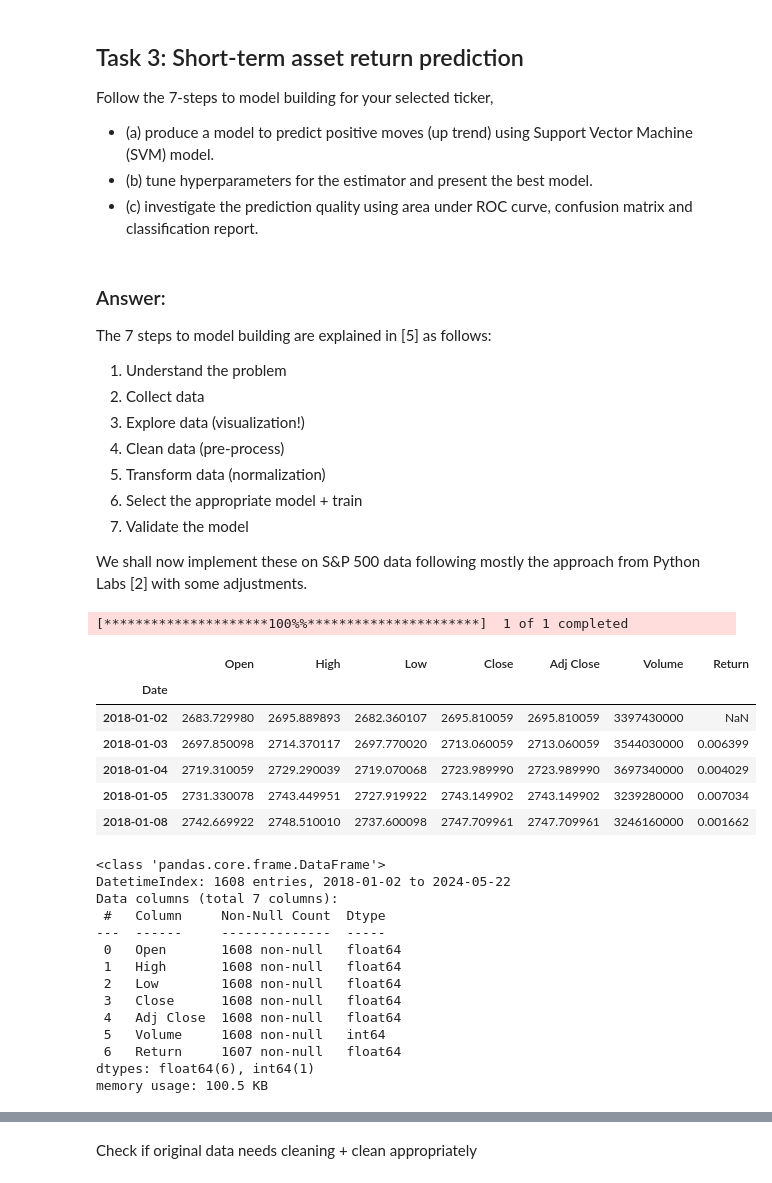
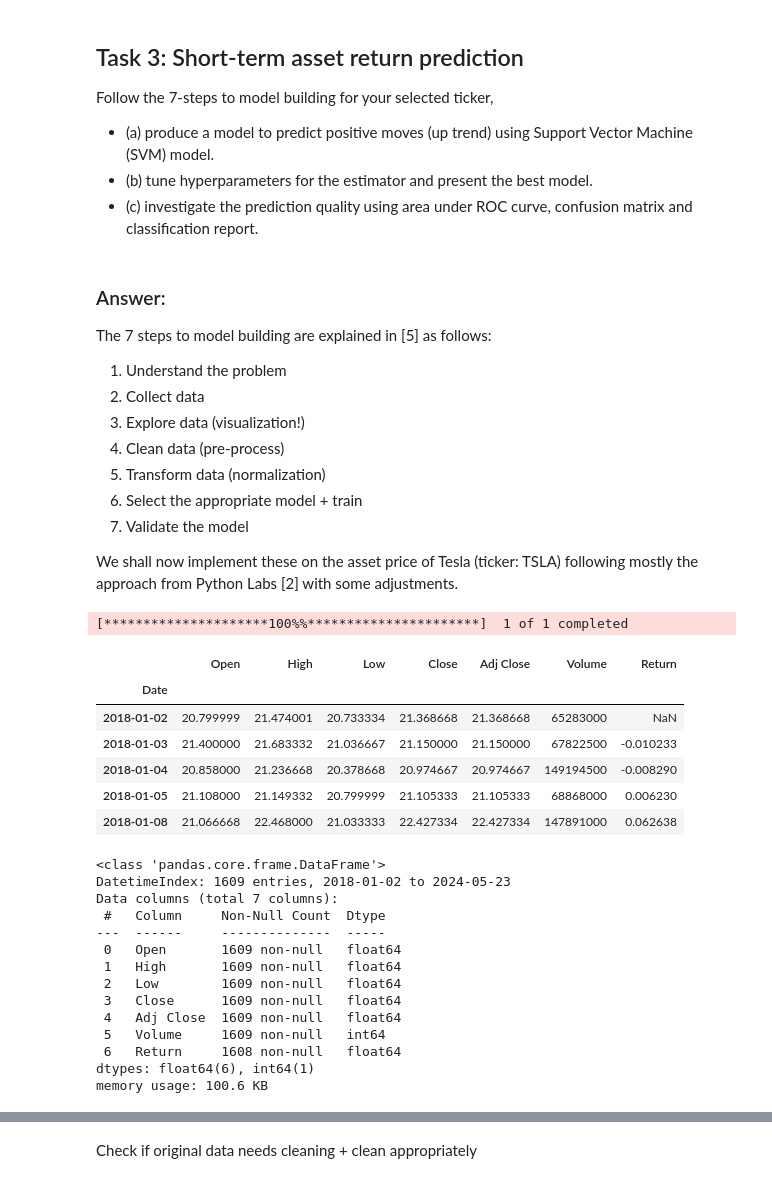
Before and after one commit to heidi123123/cqf, a Jupyter notebook: Exams/3/Exam 3.ipynb, the cells around one changed output, grey strips where cells are left out. Drawn from its saved outputs; the diff is of its cells as text; code cells hidden in the pictures.

```diff
--- a/Exams/3/Exam 3.ipynb
+++ b/Exams/3/Exam 3.ipynb
@@ -121,5 +121,5 @@ The 7 steps to model building are explained in [5] as follows:
 6. Select the appropriate model + train
 7. Validate the model
 
-We shall now implement these on S&P 500 data following mostly the approach from Python Labs [2] with some adjustments.
+We shall now implement these on the asset price of Tesla (ticker: TSLA) following mostly the approach from Python Labs [2] with some adjustments.
 # %%
@@ -133,34 +141,34 @@ import yfinance as yf
 # %%
-df = yf.download('^GSPC', start="2018-01-01")
+df = yf.download("TSLA", start="2018-01-01")
 df['Return'] = df['Close'].pct_change()
 df.head()
 # %% [output]
 [*********************100%%**********************]  1 of 1 completed
 |  | Open | High | Low | Close | Adj Close | Volume | Return |
 | Date |  |  |  |  |  |  |  |
-| 2018-01-02 | 2683.729980 | 2695.889893 | 2682.360107 | 2695.810059 | 2695.810059 | 3397430000 | NaN |
-| 2018-01-03 | 2697.850098 | 2714.370117 | 2697.770020 | 2713.060059 | 2713.060059 | 3544030000 | 0.006399 |
-| 2018-01-04 | 2719.310059 | 2729.290039 | 2719.070068 | 2723.989990 | 2723.989990 | 3697340000 | 0.004029 |
-| 2018-01-05 | 2731.330078 | 2743.449951 | 2727.919922 | 2743.149902 | 2743.149902 | 3239280000 | 0.007034 |
-| 2018-01-08 | 2742.669922 | 2748.510010 | 2737.600098 | 2747.709961 | 2747.709961 | 3246160000 | 0.001662 |
+| 2018-01-02 | 20.799999 | 21.474001 | 20.733334 | 21.368668 | 21.368668 | 65283000 | NaN |
+| 2018-01-03 | 21.400000 | 21.683332 | 21.036667 | 21.150000 | 21.150000 | 67822500 | -0.010233 |
+| 2018-01-04 | 20.858000 | 21.236668 | 20.378668 | 20.974667 | 20.974667 | 149194500 | -0.008290 |
+| 2018-01-05 | 21.108000 | 21.149332 | 20.799999 | 21.105333 | 21.105333 | 68868000 | 0.006230 |
+| 2018-01-08 | 21.066668 | 22.468000 | 21.033333 | 22.427334 | 22.427334 | 147891000 | 0.062638 |
 # %%
 # Get Info
 df.info()
 # %% [output]
 <class 'pandas.core.frame.DataFrame'>
-DatetimeIndex: 1608 entries, 2018-01-02 to 2024-05-22
+DatetimeIndex: 1609 entries, 2018-01-02 to 2024-05-23
 Data columns (total 7 columns):
  #   Column     Non-Null Count  Dtype
 ---  ------     --------------  -----
- 0   Open       1608 non-null   float64
- 1   High       1608 non-null   float64
- 2   Low        1608 non-null   float64
- 3   Close      1608 non-null   float64
- 4   Adj Close  1608 non-null   float64
- 5   Volume     1608 non-null   int64
- 6   Return     1607 non-null   float64
+ 0   Open       1609 non-null   float64
+ 1   High       1609 non-null   float64
+ 2   Low        1609 non-null   float64
+ 3   Close      1609 non-null   float64
+ 4   Adj Close  1609 non-null   float64
+ 5   Volume     1609 non-null   int64
+ 6   Return     1608 non-null   float64
 dtypes: float64(6), int64(1)
-memory usage: 100.5 KB
+memory usage: 100.6 KB
 # %%
 df.head()
 # %% [output]
```
Also changed, not shown: parts of 21 cells of this notebook, 1 other file.
